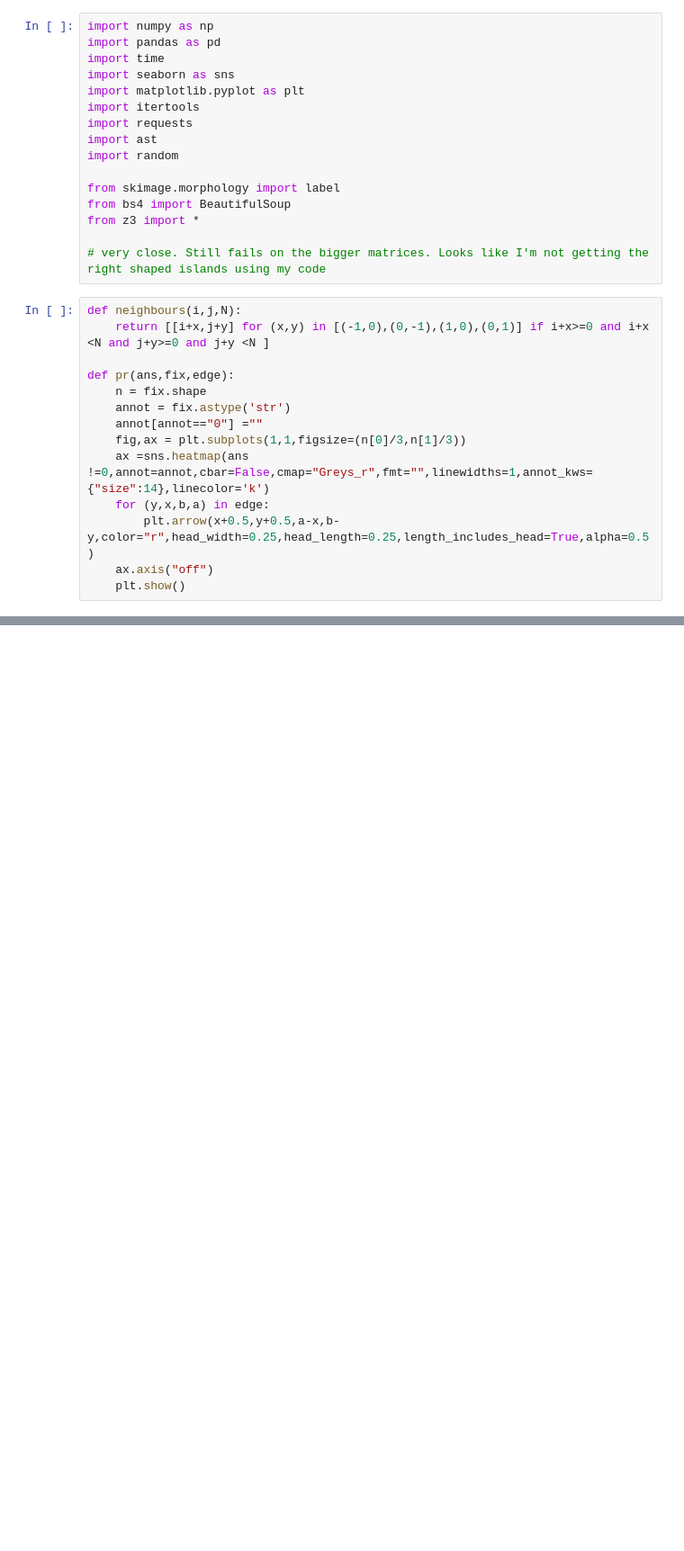
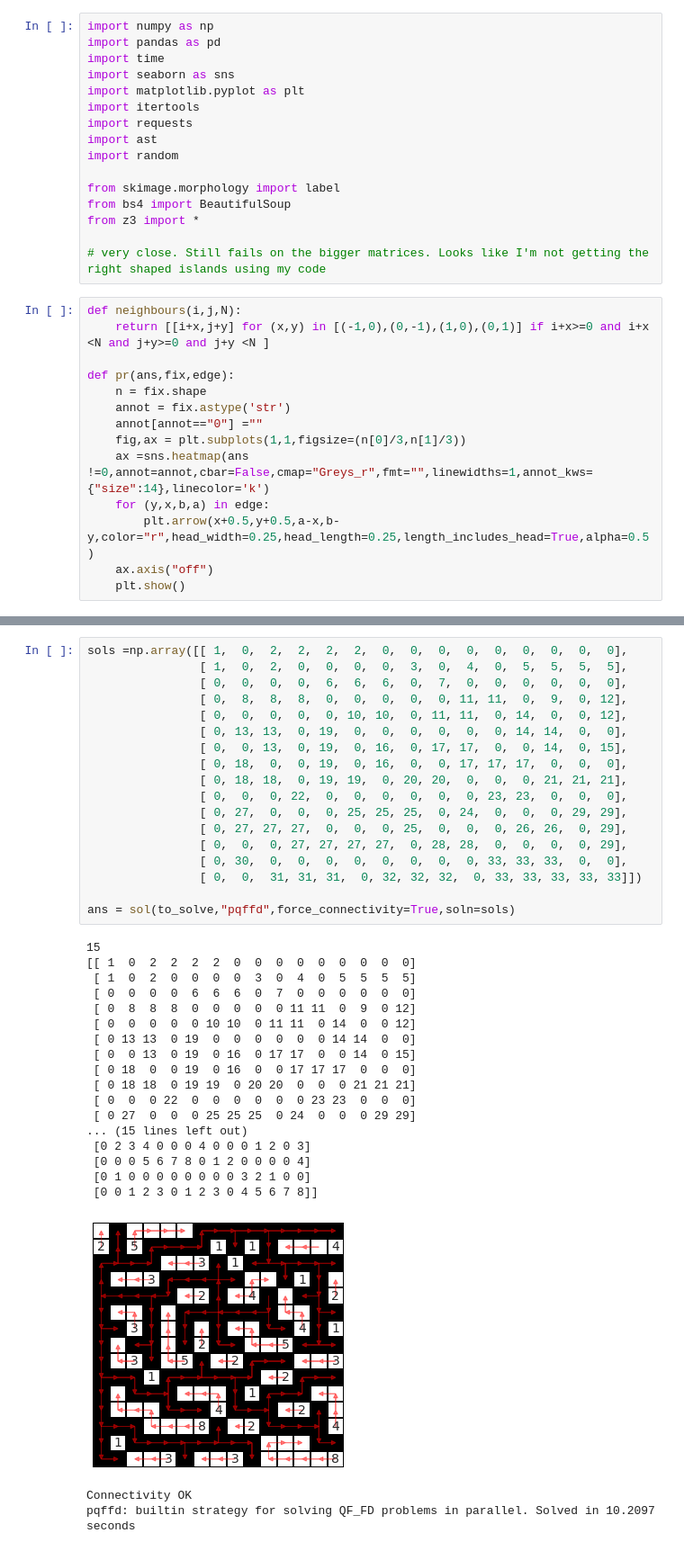
Before and after one commit to gowen100/Public-Code, a Jupyter notebook: Nurikabe.ipynb, the cells around one changed output, grey strips where cells are left out. Shown at 90% size. Cells and saved outputs as stored; diff of their text form; blank space fills up the shorter version.

```diff
--- a/Nurikabe.ipynb
+++ b/Nurikabe.ipynb
@@ -130,3 +155,42 @@ def sol(fix,tactic,force_connectivity=True):
+# %%
+sols =np.array([[ 1,  0,  2,  2,  2,  2,  0,  0,  0,  0,  0,  0,  0,  0,  0],
+                [ 1,  0,  2,  0,  0,  0,  0,  3,  0,  4,  0,  5,  5,  5,  5],
+                [ 0,  0,  0,  0,  6,  6,  6,  0,  7,  0,  0,  0,  0,  0,  0],
+                [ 0,  8,  8,  8,  0,  0,  0,  0,  0, 11, 11,  0,  9,  0, 12],
+                [ 0,  0,  0,  0,  0, 10, 10,  0, 11, 11,  0, 14,  0,  0, 12],
+                [ 0, 13, 13,  0, 19,  0,  0,  0,  0,  0,  0, 14, 14,  0,  0],
+                [ 0,  0, 13,  0, 19,  0, 16,  0, 17, 17,  0,  0, 14,  0, 15],
+                [ 0, 18,  0,  0, 19,  0, 16,  0,  0, 17, 17, 17,  0,  0,  0],
+                [ 0, 18, 18,  0, 19, 19,  0, 20, 20,  0,  0,  0, 21, 21, 21],
+                [ 0,  0,  0, 22,  0,  0,  0,  0,  0,  0, 23, 23,  0,  0,  0],
+                [ 0, 27,  0,  0,  0, 25, 25, 25,  0, 24,  0,  0,  0, 29, 29],
+                [ 0, 27, 27, 27,  0,  0,  0, 25,  0,  0,  0, 26, 26,  0, 29],
+                [ 0,  0,  0, 27, 27, 27, 27,  0, 28, 28,  0,  0,  0,  0, 29],
+                [ 0, 30,  0,  0,  0,  0,  0,  0,  0,  0, 33, 33, 33,  0,  0],
+                [ 0,  0,  31, 31, 31,  0, 32, 32, 32,  0, 33, 33, 33, 33, 33]])
+
+ans = sol(to_solve,"pqffd",force_connectivity=True,soln=sols)
+# %% [output]
+15
+[[ 1  0  2  2  2  2  0  0  0  0  0  0  0  0  0]
+ [ 1  0  2  0  0  0  0  3  0  4  0  5  5  5  5]
+ [ 0  0  0  0  6  6  6  0  7  0  0  0  0  0  0]
+ [ 0  8  8  8  0  0  0  0  0 11 11  0  9  0 12]
+ [ 0  0  0  0  0 10 10  0 11 11  0 14  0  0 12]
+ [ 0 13 13  0 19  0  0  0  0  0  0 14 14  0  0]
+ [ 0  0 13  0 19  0 16  0 17 17  0  0 14  0 15]
+ [ 0 18  0  0 19  0 16  0  0 17 17 17  0  0  0]
+ [ 0 18 18  0 19 19  0 20 20  0  0  0 21 21 21]
+ [ 0  0  0 22  0  0  0  0  0  0 23 23  0  0  0]
+ [ 0 27  0  0  0 25 25 25  0 24  0  0  0 29 29]
+... (15 lines left out)
+ [0 2 3 4 0 0 0 4 0 0 0 1 2 0 3]
+ [0 0 0 5 6 7 8 0 1 2 0 0 0 0 4]
+ [0 1 0 0 0 0 0 0 0 0 3 2 1 0 0]
+ [0 0 1 2 3 0 1 2 3 0 4 5 6 7 8]]
+[figure, added]
+Connectivity OK
+pqffd: builtin strategy for solving QF_FD problems in parallel. Solved in 10.2097 seconds
 # %%
 # pick a random puzzle from ravenguild08's list
 #valid sizes are 5,7,10,12,15,20
```
Also changed, not shown: parts of 10 cells of this notebook.
